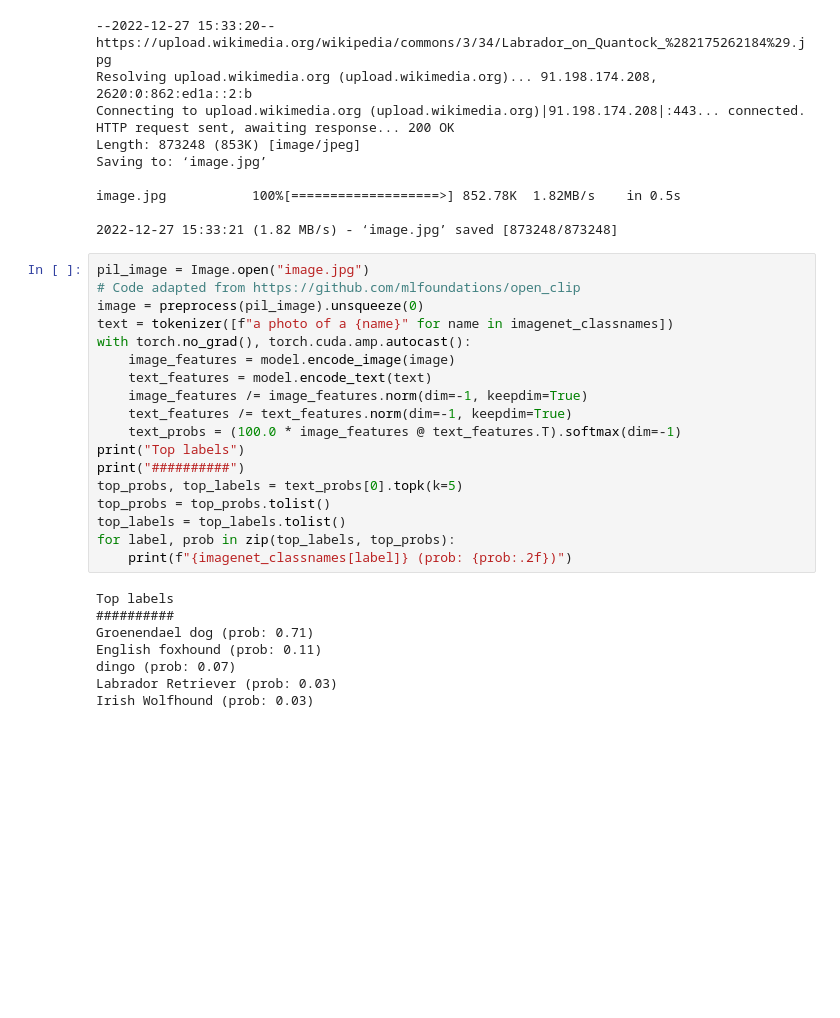
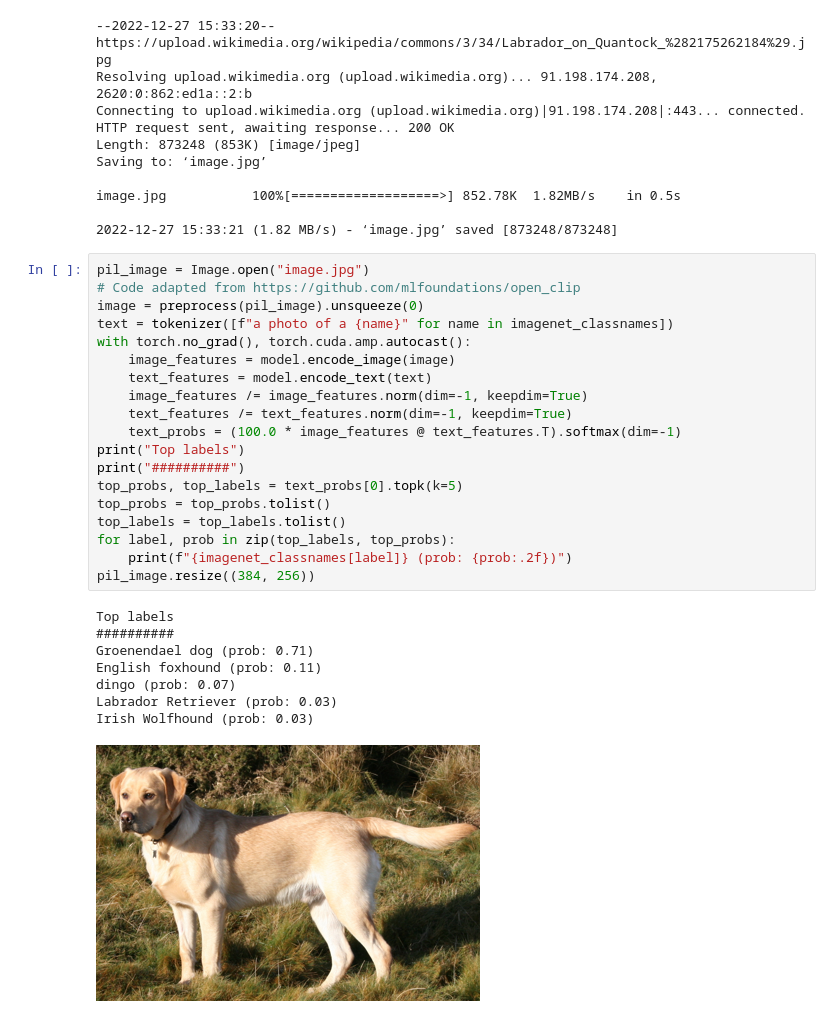
Before and after one commit to LAION-AI/scaling-laws-openclip, a Jupyter notebook: inference.ipynb, the cells around one changed output. Saved outputs shown, nothing was run; the diff lists cells and outputs as text; blank space fills up the shorter version.

```diff
--- a/inference.ipynb
+++ b/inference.ipynb
@@ -32,26 +32,28 @@ image.jpg           100%[===================>] 852.78K  1.82MB/s    in 0.5s
 # %%
 pil_image = Image.open("image.jpg")
 # Code adapted from https://github.com/mlfoundations/open_clip
 image = preprocess(pil_image).unsqueeze(0)
 text = tokenizer([f"a photo of a {name}" for name in imagenet_classnames])
 with torch.no_grad(), torch.cuda.amp.autocast():
     image_features = model.encode_image(image)
     text_features = model.encode_text(text)
     image_features /= image_features.norm(dim=-1, keepdim=True)
     text_features /= text_features.norm(dim=-1, keepdim=True)
     text_probs = (100.0 * image_features @ text_features.T).softmax(dim=-1)
 print("Top labels")
 print("##########")
 top_probs, top_labels = text_probs[0].topk(k=5)
 top_probs = top_probs.tolist()
 top_labels = top_labels.tolist()
 for label, prob in zip(top_labels, top_probs):
     print(f"{imagenet_classnames[label]} (prob: {prob:.2f})")
+pil_image.resize((384, 256))
 # %% [output]
 Top labels
 ##########
 Groenendael dog (prob: 0.71)
 English foxhound (prob: 0.11)
 dingo (prob: 0.07)
 Labrador Retriever (prob: 0.03)
 Irish Wolfhound (prob: 0.03)
+[figure, added]
```
